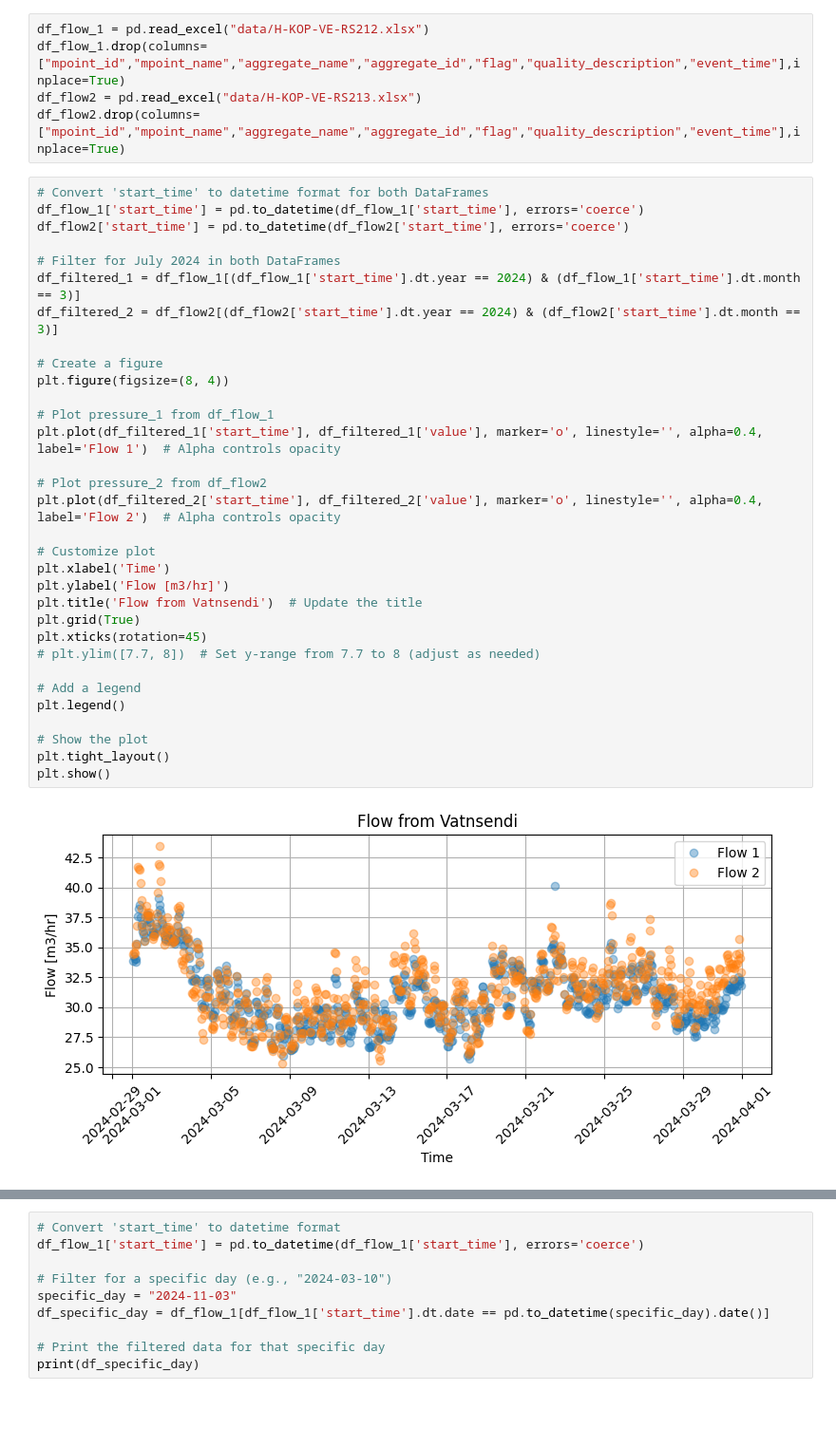
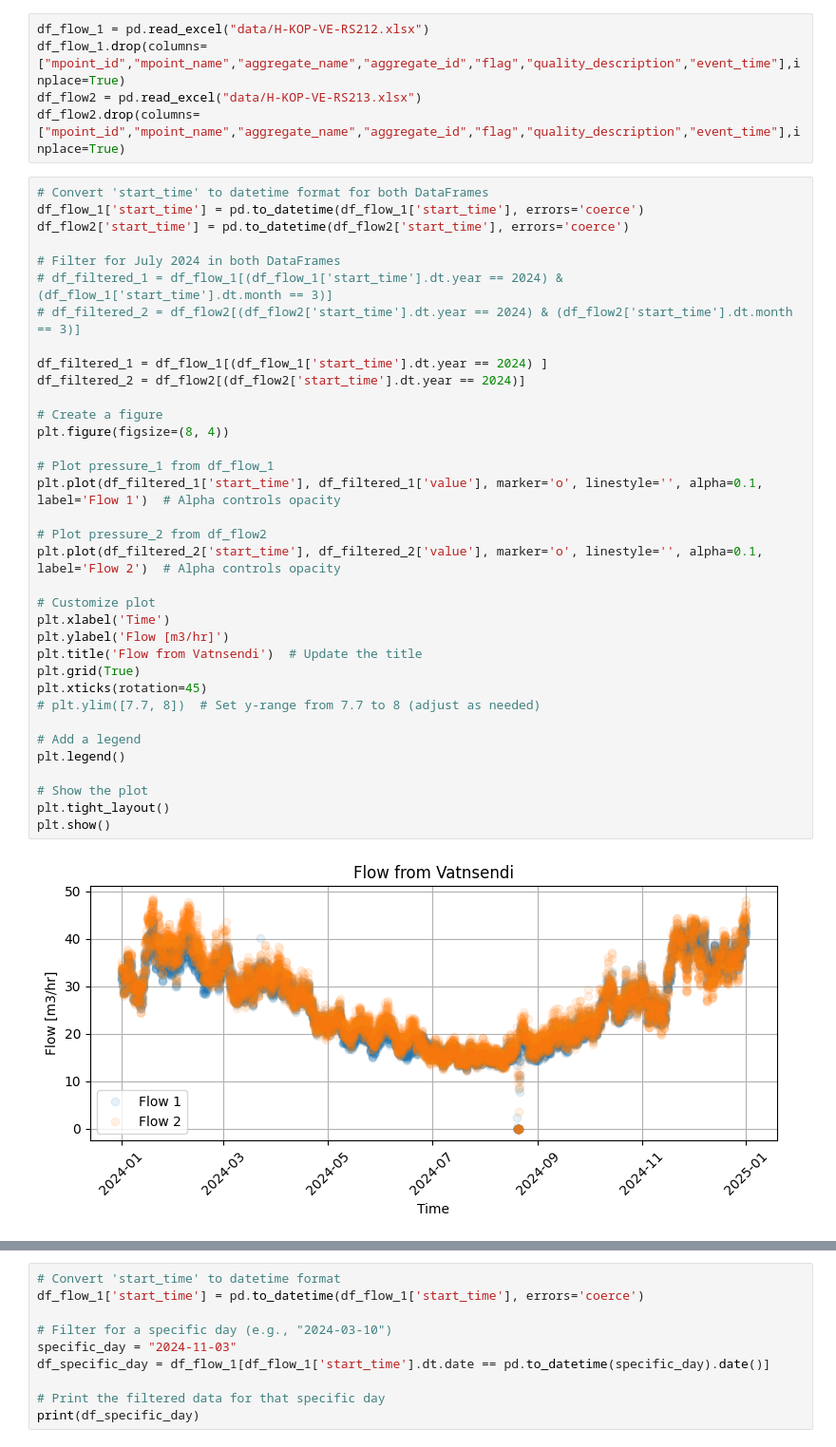
Before and after one commit to frodibrooks/OptimisedHeating, a Jupyter notebook: Data_processing/Vatnsendi.ipynb, the cells around one changed output, grey strips where cells are left out. Shown at 95% size. Cells and saved outputs as stored; diff of their text form; blank space fills up the shorter version.

```diff
--- a/Data_processing/Vatnsendi.ipynb
+++ b/Data_processing/Vatnsendi.ipynb
@@ -100,34 +100,37 @@ df_flow2.drop(columns=["mpoint_id","mpoint_name","aggregate_name","aggregate_id"
 # %%
 # Convert 'start_time' to datetime format for both DataFrames
 df_flow_1['start_time'] = pd.to_datetime(df_flow_1['start_time'], errors='coerce')
 df_flow2['start_time'] = pd.to_datetime(df_flow2['start_time'], errors='coerce')
 
 # Filter for July 2024 in both DataFrames
-df_filtered_1 = df_flow_1[(df_flow_1['start_time'].dt.year == 2024) & (df_flow_1['start_time'].dt.month == 3)]
-df_filtered_2 = df_flow2[(df_flow2['start_time'].dt.year == 2024) & (df_flow2['start_time'].dt.month == 3)]
+# df_filtered_1 = df_flow_1[(df_flow_1['start_time'].dt.year == 2024) & (df_flow_1['start_time'].dt.month == 3)]
+# df_filtered_2 = df_flow2[(df_flow2['start_time'].dt.year == 2024) & (df_flow2['start_time'].dt.month == 3)]
+
+df_filtered_1 = df_flow_1[(df_flow_1['start_time'].dt.year == 2024) ]
+df_filtered_2 = df_flow2[(df_flow2['start_time'].dt.year == 2024)]
 
 # Create a figure
 plt.figure(figsize=(8, 4))
 
 # Plot pressure_1 from df_flow_1
-plt.plot(df_filtered_1['start_time'], df_filtered_1['value'], marker='o', linestyle='', alpha=0.4, label='Flow 1')  # Alpha controls opacity
+plt.plot(df_filtered_1['start_time'], df_filtered_1['value'], marker='o', linestyle='', alpha=0.1, label='Flow 1')  # Alpha controls opacity
 
 # Plot pressure_2 from df_flow2
-plt.plot(df_filtered_2['start_time'], df_filtered_2['value'], marker='o', linestyle='', alpha=0.4, label='Flow 2')  # Alpha controls opacity
+plt.plot(df_filtered_2['start_time'], df_filtered_2['value'], marker='o', linestyle='', alpha=0.1, label='Flow 2')  # Alpha controls opacity
 
 # Customize plot
 plt.xlabel('Time')
 plt.ylabel('Flow [m3/hr]')
 plt.title('Flow from Vatnsendi')  # Update the title
 plt.grid(True)
 plt.xticks(rotation=45)
 # plt.ylim([7.7, 8])  # Set y-range from 7.7 to 8 (adjust as needed)
 
 # Add a legend
 plt.legend()
 
 # Show the plot
 plt.tight_layout()
 plt.show()
 # %% [output]
-[figure, old version]
+[figure, new version]
```
Also changed, not shown: parts of 1 cell of this notebook, 3 other files.
